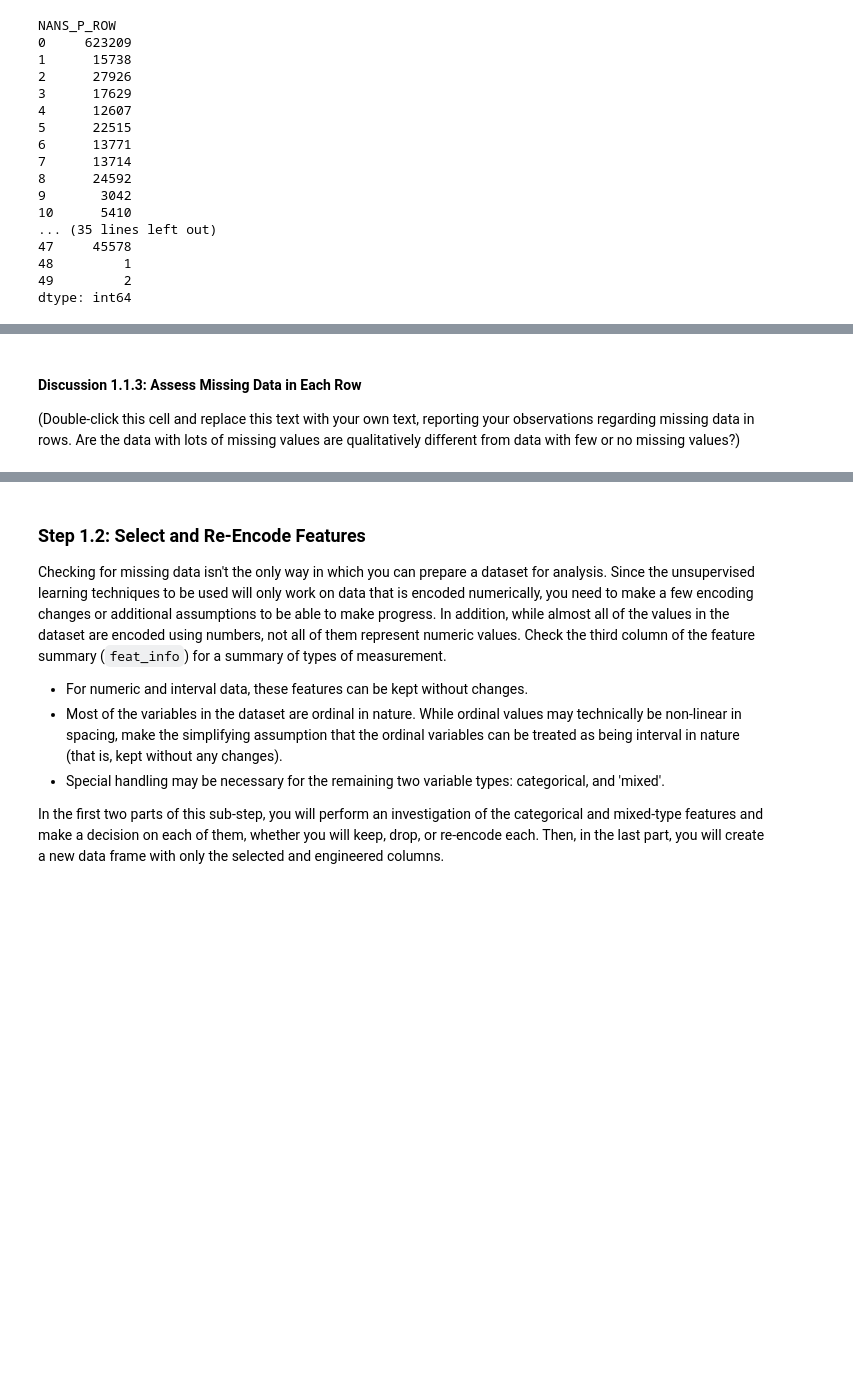
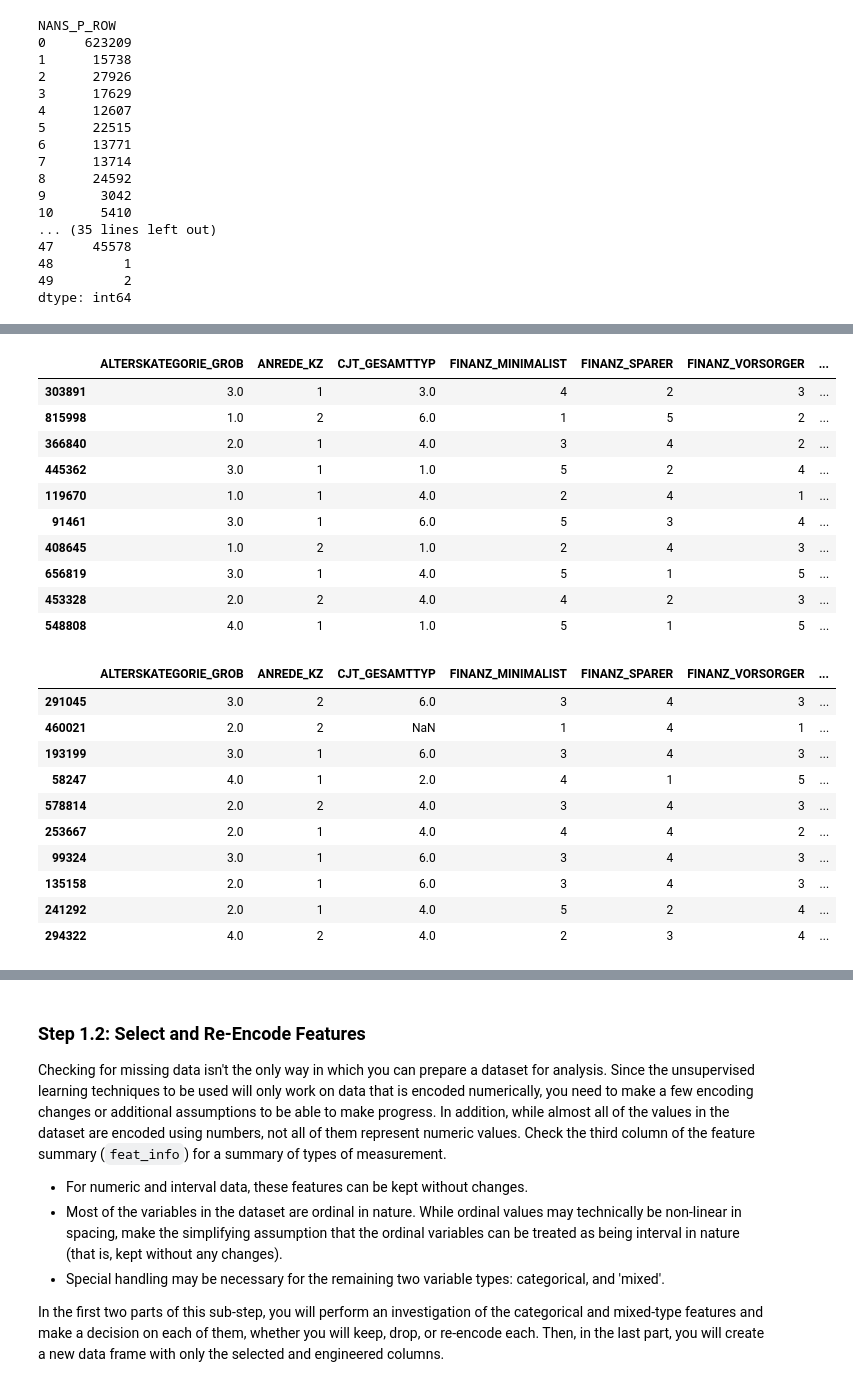
Before and after one commit to EugeneGene/customer_segments_Arvato, a Jupyter notebook: notebooks/Identify_Customer_Segments.ipynb, the cells around one changed output, grey strips where cells are left out. Saved outputs shown, nothing was run; the diff lists cells and outputs as text; code cells hidden in the pictures; blank space fills up the shorter version.

```diff
--- a/notebooks/Identify_Customer_Segments.ipynb
+++ b/notebooks/Identify_Customer_Segments.ipynb
@@ -411,4 +412,65 @@ See the caveats in the documentation: https://pandas.pydata.org/pandas-docs/stab
-# %% [markdown]
-#### Discussion 1.1.3: Assess Missing Data in Each Row
-
-(Double-click this cell and replace this text with your own text, reporting your observations regarding missing data in rows. Are the data with lots of missing values are qualitatively different from data with few or no missing values?)
+# %%
+# We will randomly choose rows from both df subsets:
+# - azdias_no_out_less_than_THD
+# - azdias_no_out_great_than_THD
+# in order to select the columns for distribution plots.
+
+display(azdias_no_out_less_than_THD.sample(n=10))
+display(azdias_no_out_great_than_THD.sample(n=10))
+
+# From the analysis, we chose the following columns:
+SUBSET_COLS = ['ALTERSKATEGORIE_GROB',
+ 'ANREDE_KZ',
+ 'CJT_GESAMTTYP',
+'FINANZ_MINIMALIST',
+'FINANZ_SPARER',
+'FINANZ_VORSORGER',
+'FINANZ_ANLEGER',
+'FINANZ_UNAUFFAELLIGER',
+'FINANZ_HAUSBAUER',
+'FINANZTYP',
+'GFK_URLAUBERTYP',
+'GREEN_AVANTGARDE',
+'LP_STATUS_FEIN',
+'LP_STATUS_GROB',
+'ONLINE_AFFINITAET',
+'HH_EINKOMMEN_SCORE',
+'ZABEOTYP',
+'RETOURTYP_BK_S',
+'SEMIO_SOZ',
+'SEMIO_FAM',
+'SEMIO_REL',
+'SEMIO_MAT',
+'SEMIO_VERT',
+'SEMIO_LUST',
+'SEMIO_ERL',
+'SEMIO_KULT',
+'SEMIO_RAT',
+'SEMIO_KRIT',
+'SEMIO_DOM',
+'SEMIO_KAEM',
+'SEMIO_PFLICHT',
+'SEMIO_TRADV']
+# %% [output]
+|  | ALTERSKATEGORIE_GROB | ANREDE_KZ | CJT_GESAMTTYP | FINANZ_MINIMALIST | FINANZ_SPARER | FINANZ_VORSORGER | ... |
+| 303891 | 3.0 | 1 | 3.0 | 4 | 2 | 3 | ... |
+| 815998 | 1.0 | 2 | 6.0 | 1 | 5 | 2 | ... |
+| 366840 | 2.0 | 1 | 4.0 | 3 | 4 | 2 | ... |
+| 445362 | 3.0 | 1 | 1.0 | 5 | 2 | 4 | ... |
+| 119670 | 1.0 | 1 | 4.0 | 2 | 4 | 1 | ... |
+| 91461 | 3.0 | 1 | 6.0 | 5 | 3 | 4 | ... |
+| 408645 | 1.0 | 2 | 1.0 | 2 | 4 | 3 | ... |
+| 656819 | 3.0 | 1 | 4.0 | 5 | 1 | 5 | ... |
+| 453328 | 2.0 | 2 | 4.0 | 4 | 2 | 3 | ... |
+| 548808 | 4.0 | 1 | 1.0 | 5 | 1 | 5 | ... |
+|  | ALTERSKATEGORIE_GROB | ANREDE_KZ | CJT_GESAMTTYP | FINANZ_MINIMALIST | FINANZ_SPARER | FINANZ_VORSORGER | ... |
+| 291045 | 3.0 | 2 | 6.0 | 3 | 4 | 3 | ... |
+| 460021 | 2.0 | 2 | NaN | 1 | 4 | 1 | ... |
+| 193199 | 3.0 | 1 | 6.0 | 3 | 4 | 3 | ... |
+| 58247 | 4.0 | 1 | 2.0 | 4 | 1 | 5 | ... |
+| 578814 | 2.0 | 2 | 4.0 | 3 | 4 | 3 | ... |
+| 253667 | 2.0 | 1 | 4.0 | 4 | 4 | 2 | ... |
+| 99324 | 3.0 | 1 | 6.0 | 3 | 4 | 3 | ... |
+| 135158 | 2.0 | 1 | 6.0 | 3 | 4 | 3 | ... |
+| 241292 | 2.0 | 1 | 4.0 | 5 | 2 | 4 | ... |
+| 294322 | 4.0 | 2 | 4.0 | 2 | 3 | 4 | ... |
```
Also changed, not shown: parts of 18 cells of this notebook, 1 other file.
